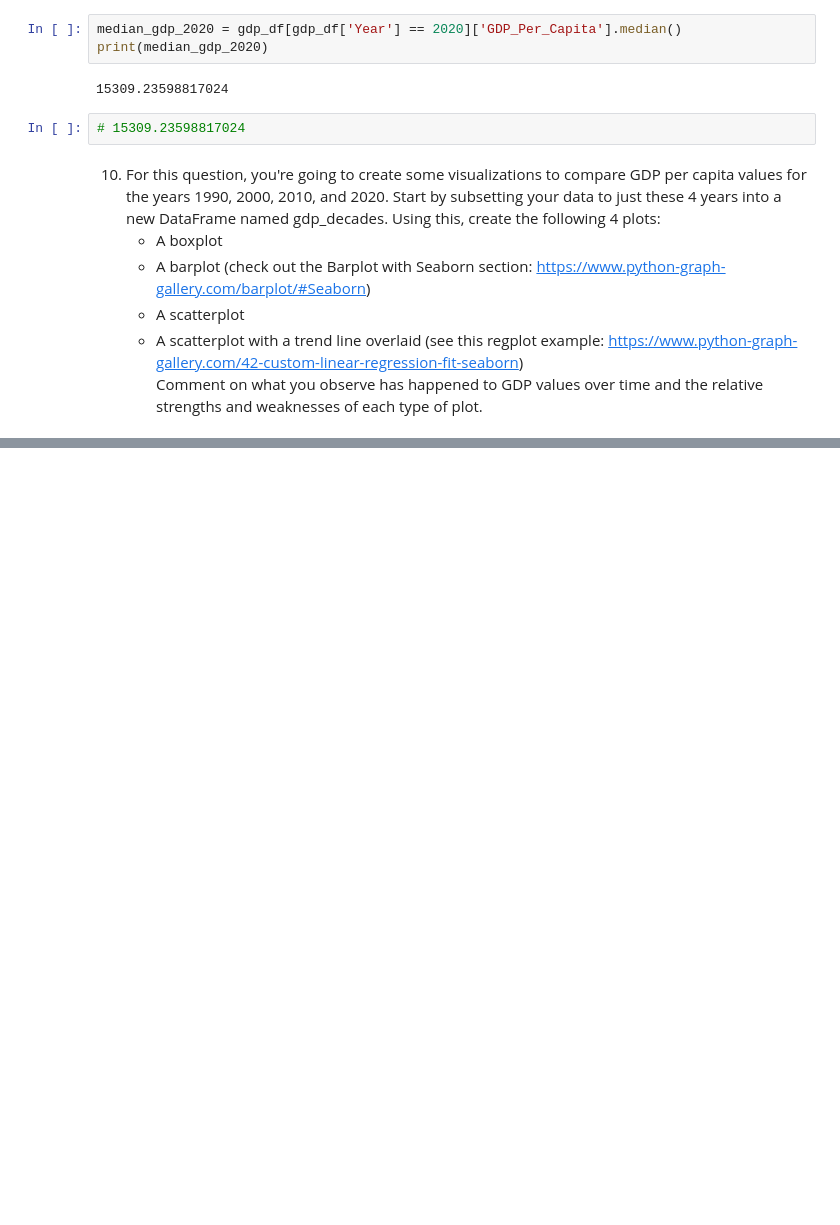
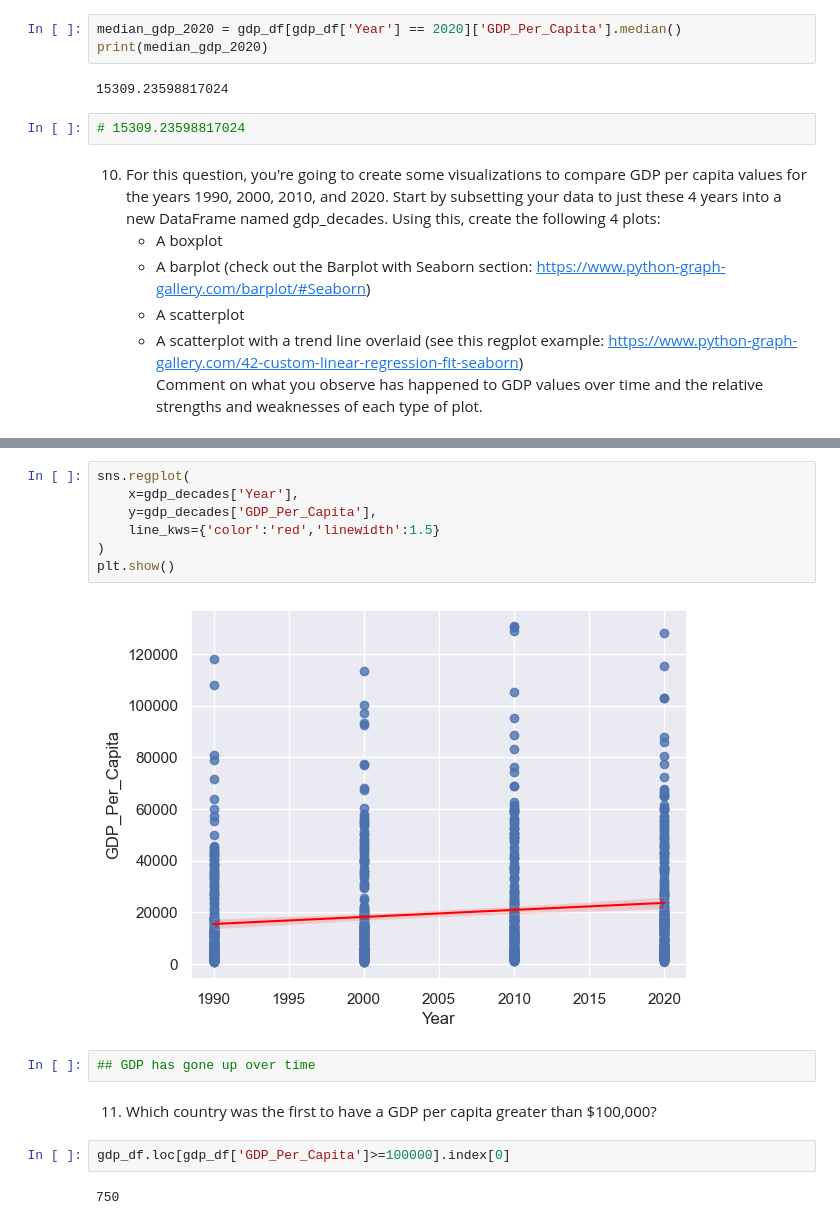
Before and after one commit to NSS-Data-Analytics-Cohort-14/gdp-and-internet-usage-Djmayfield-alt, a Jupyter notebook: notebooks/gdp_project.ipynb, the cells around one changed output, grey strips where cells are left out. Saved outputs shown, nothing was run; the diff lists cells and outputs as text; blank space fills up the shorter version.

```diff
--- a/notebooks/gdp_project.ipynb
+++ b/notebooks/gdp_project.ipynb
@@ -149,0 +181,17 @@ Comment on what you observe has happened to GDP values over time and the relativ
+# %%
+sns.regplot(
+    x=gdp_decades['Year'],
+    y=gdp_decades['GDP_Per_Capita'],
+    line_kws={'color':'red','linewidth':1.5}
+)
+plt.show()
+# %% [output]
+[figure, added]
+# %%
+## GDP has gone up over time
+# %% [markdown]
+11. Which country was the first to have a GDP per capita greater than $100,000?
+# %%
+gdp_df.loc[gdp_df['GDP_Per_Capita']>=100000].index[0]
+# %% [output]
+750
```
Also changed, not shown: parts of 10 cells of this notebook.
